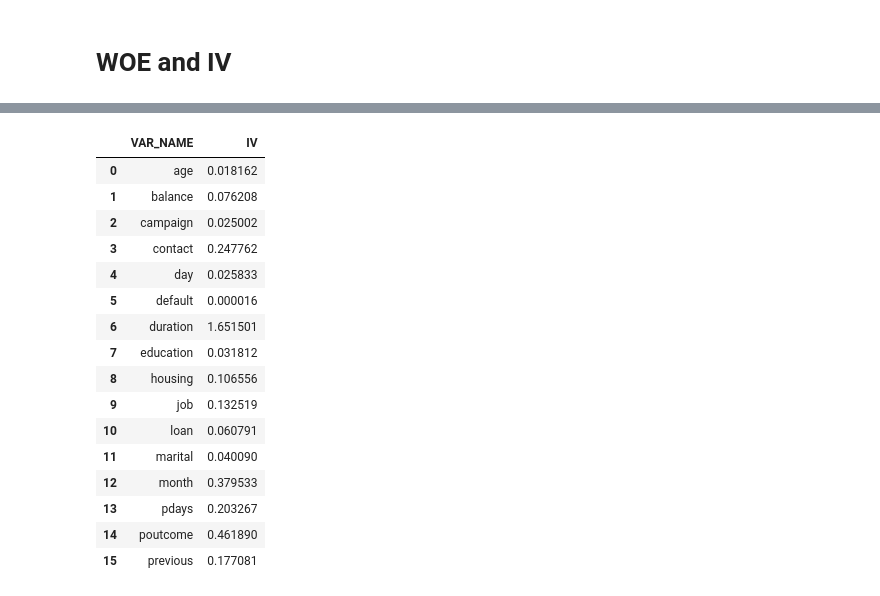
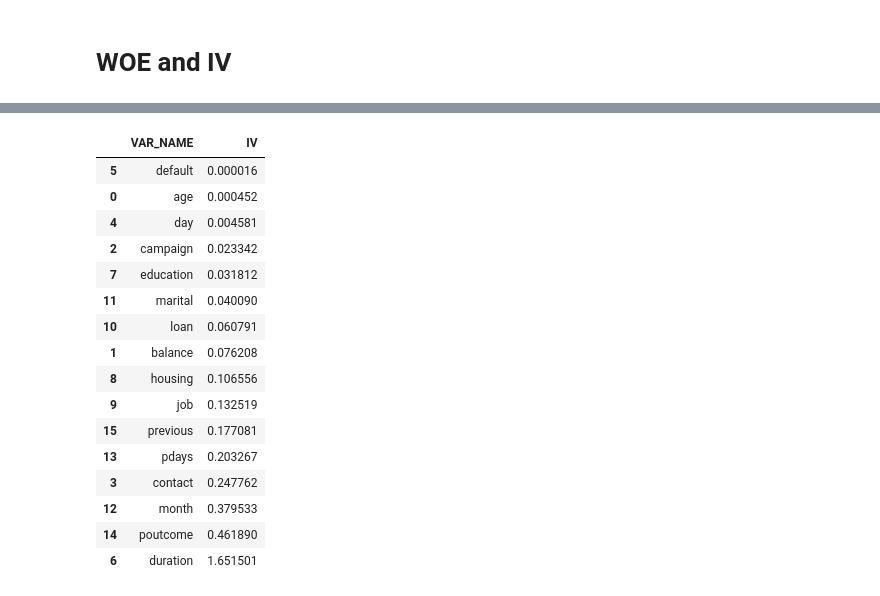
Before and after one commit to Sundar0989/WOE-and-IV, a Jupyter notebook: WOE_IV.ipynb, the cells around one changed output, grey strips where cells are left out. Saved outputs shown, nothing was run; the diff lists cells and outputs as text; code cells hidden in the pictures.

```diff
--- a/WOE_IV.ipynb
+++ b/WOE_IV.ipynb
@@ -57,7 +57,7 @@ import traceback
 import string
 
 max_bin = 20
-force_bin = 5
+force_bin = 3
 
 # define a binning function
 def mono_bin(Y, X, n = max_bin):
@@ -100,12 +100,14 @@ def mono_bin(Y, X, n = max_bin):
         d4["NONEVENT"] = justmiss.count().Y - justmiss.sum().Y
         d3 = d3.append(d4,ignore_index=True)
 
-    d3["EVENT_RATE"] = d3.EVENT/d3.sum().EVENT
-    d3["NON_EVENT_RATE"] = d3.NONEVENT/d3.sum().NONEVENT
-    d3["WOE"] = np.log(d3.EVENT_RATE/d3.NON_EVENT_RATE)
-    d3["IV"] = (d3.EVENT_RATE-d3.NON_EVENT_RATE)*np.log(d3.EVENT_RATE/d3.NON_EVENT_RATE)
+    d3["EVENT_RATE"] = d3.EVENT/d3.COUNT
+    d3["NON_EVENT_RATE"] = d3.NONEVENT/d3.COUNT
+    d3["DIST_EVENT"] = d3.EVENT/d3.sum().EVENT
+    d3["DIST_NON_EVENT"] = d3.NONEVENT/d3.sum().NONEVENT
+    d3["WOE"] = np.log(d3.DIST_EVENT/d3.DIST_NON_EVENT)
+    d3["IV"] = (d3.DIST_EVENT-d3.DIST_NON_EVENT)*np.log(d3.DIST_EVENT/d3.DIST_NON_EVENT)
     d3["VAR_NAME"] = "VAR"
-    d3 = d3[['VAR_NAME','MIN_VALUE', 'MAX_VALUE', 'COUNT', 'EVENT', 'EVENT_RATE', 'NONEVENT', 'NON_EVENT_RATE', 'WOE', 'IV']]
+    d3 = d3[['VAR_NAME','MIN_VALUE', 'MAX_VALUE', 'COUNT', 'EVENT', 'EVENT_RATE', 'NONEVENT', 'NON_EVENT_RATE', 'DIST_EVENT','DIST_NON_EVENT','WOE', 'IV']]
     d3 = d3.replace([np.inf, -np.inf], 0)
     d3.IV = d3.IV.sum()
 
@@ -114,20 +116,33 @@ def mono_bin(Y, X, n = max_bin):
 def char_bin(Y, X):
 
     df1 = pd.DataFrame({"X": X, "Y": Y})
-    df2 = df1.groupby('X',as_index=True)
+    justmiss = df1[['X','Y']][df1.X.isnull()]
+    notmiss = df1[['X','Y']][df1.X.notnull()]
+    df2 = notmiss.groupby('X',as_index=True)
 
     d3 = pd.DataFrame({},index=[])
     d3["COUNT"] = df2.count().Y
-    d3["MIN_VALUE"] = df2.groups
-    d3["MAX_VALUE"] = df2.groups
+    d3["MIN_VALUE"] = df2.sum().Y.index
+    d3["MAX_VALUE"] = d3["MIN_VALUE"]
     d3["EVENT"] = df2.sum().Y
     d3["NONEVENT"] = df2.count().Y - df2.sum().Y
-    d3["EVENT_RATE"] = d3.EVENT/d3.sum().EVENT
-    d3["NON_EVENT_RATE"] = d3.NONEVENT/d3.sum().NONEVENT
-    d3["WOE"] = np.log(d3.EVENT_RATE/d3.NON_EVENT_RATE)
-    d3["IV"] = (d3.EVENT_RATE-d3.NON_EVENT_RATE)*np.log(d3.EVENT_RATE/d3.NON_EVENT_RATE)
+
+    if len(justmiss.index) > 0:
+        d4 = pd.DataFrame({'MIN_VALUE':np.nan},index=[0])
+        d4["MAX_VALUE"] = np.nan
+        d4["COUNT"] = justmiss.count().Y
+        d4["EVENT"] = justmiss.sum().Y
+        d4["NONEVENT"] = justmiss.count().Y - justmiss.sum().Y
+        d3 = d3.append(d4,ignore_index=True)
+
+    d3["EVENT_RATE"] = d3.EVENT/d3.COUNT
+    d3["NON_EVENT_RATE"] = d3.NONEVENT/d3.COUNT
+    d3["DIST_EVENT"] = d3.EVENT/d3.sum().EVENT
+    d3["DIST_NON_EVENT"] = d3.NONEVENT/d3.sum().NONEVENT
+    d3["WOE"] = np.log(d3.DIST_EVENT/d3.DIST_NON_EVENT)
+    d3["IV"] = (d3.DIST_EVENT-d3.DIST_NON_EVENT)*np.log(d3.DIST_EVENT/d3.DIST_NON_EVENT)
     d3["VAR_NAME"] = "VAR"
-    d3 = d3[['VAR_NAME','MIN_VALUE', 'MAX_VALUE', 'COUNT', 'EVENT', 'EVENT_RATE', 'NONEVENT', 'NON_EVENT_RATE', 'WOE', 'IV']]
+    d3 = d3[['VAR_NAME','MIN_VALUE', 'MAX_VALUE', 'COUNT', 'EVENT', 'EVENT_RATE', 'NONEVENT', 'NON_EVENT_RATE', 'DIST_EVENT','DIST_NON_EVENT','WOE', 'IV']]
     d3 = d3.replace([np.inf, -np.inf], 0)
     d3.IV = d3.IV.sum()
     d3 = d3.reset_index(drop=True)
@@ -168,20 +204,20 @@ final_iv, IV = data_vars(df,df.target)
 # %%
-IV
+IV.sort_values('IV')
 # %% [output]
 |  | VAR_NAME | IV |
-| 0 | age | 0.018162 |
+| 5 | default | 0.000016 |
+| 0 | age | 0.000452 |
+| 4 | day | 0.004581 |
+| 2 | campaign | 0.023342 |
+| 7 | education | 0.031812 |
+| 11 | marital | 0.040090 |
+| 10 | loan | 0.060791 |
 | 1 | balance | 0.076208 |
-| 2 | campaign | 0.025002 |
-| 3 | contact | 0.247762 |
-| 4 | day | 0.025833 |
-| 5 | default | 0.000016 |
-| 6 | duration | 1.651501 |
-| 7 | education | 0.031812 |
 | 8 | housing | 0.106556 |
 | 9 | job | 0.132519 |
-| 10 | loan | 0.060791 |
-| 11 | marital | 0.040090 |
+| 15 | previous | 0.177081 |
+| 13 | pdays | 0.203267 |
+| 3 | contact | 0.247762 |
 | 12 | month | 0.379533 |
-| 13 | pdays | 0.203267 |
 | 14 | poutcome | 0.461890 |
-| 15 | previous | 0.177081 |
+| 6 | duration | 1.651501 |
```
Also changed, not shown: parts of 2 cells of this notebook.
